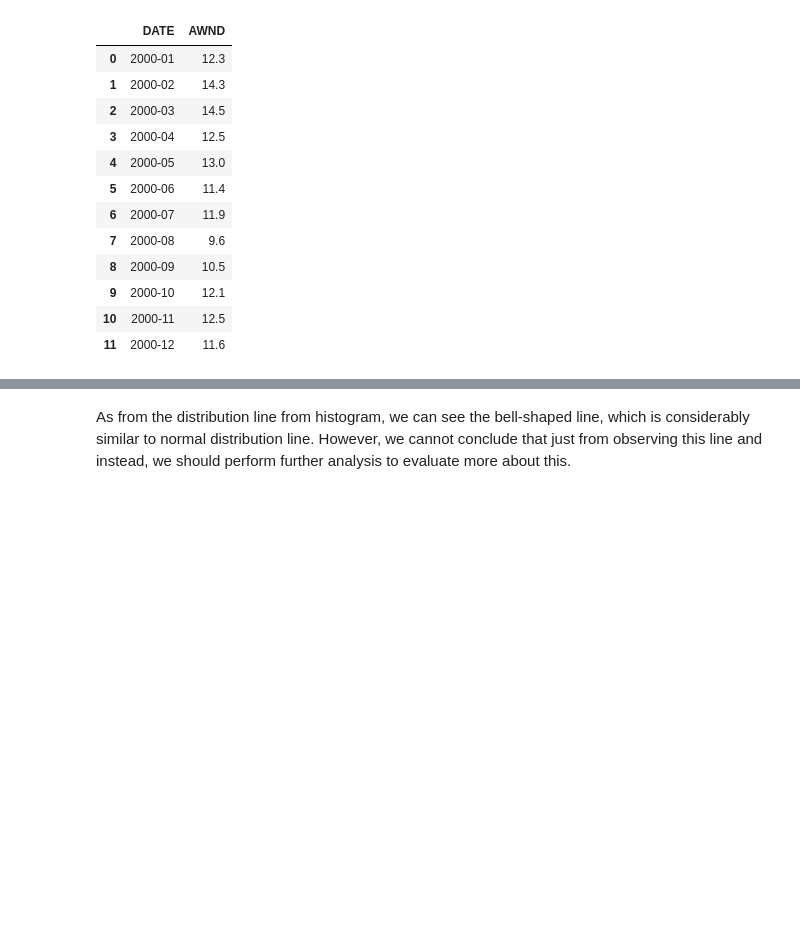
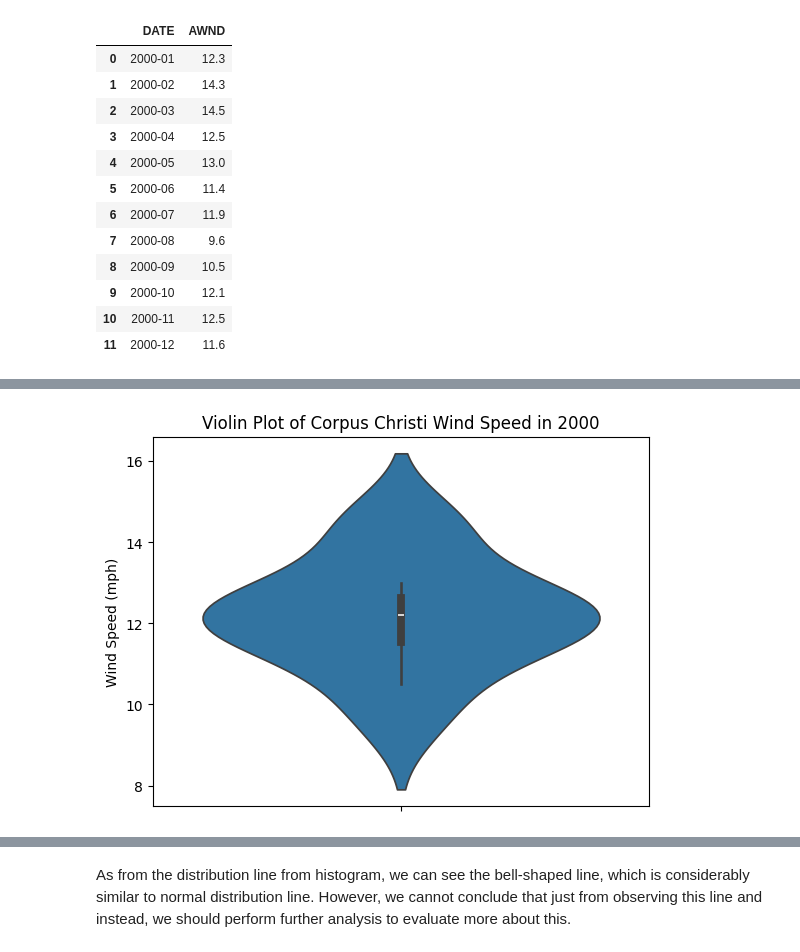
Before and after one commit to khoihng22/cosc_6380_hyp_group_2, a Jupyter notebook: Hypothesis 8.ipynb, the cells around one changed output, grey strips where cells are left out. Drawn from its saved outputs; the diff is of its cells as text; code cells hidden in the pictures; blank space fills up the shorter version.

```diff
--- a/Hypothesis 8.ipynb
+++ b/Hypothesis 8.ipynb
@@ -65,0 +88,9 @@ fig.show()
+# %%
+# violin plot of wind speed in 2000
+fig, ax = plt.subplots()
+sns.violinplot(y='AWND', data=corpus_christi_ws_data_2000, ax=ax)
+ax.set_title('Violin Plot of Corpus Christi Wind Speed in 2000')
+ax.set_ylabel('Wind Speed (mph)')
+fig.show()
+# %% [output]
+[figure, added]
```
Also changed, not shown: parts of 19 cells of this notebook, 1 other file.
